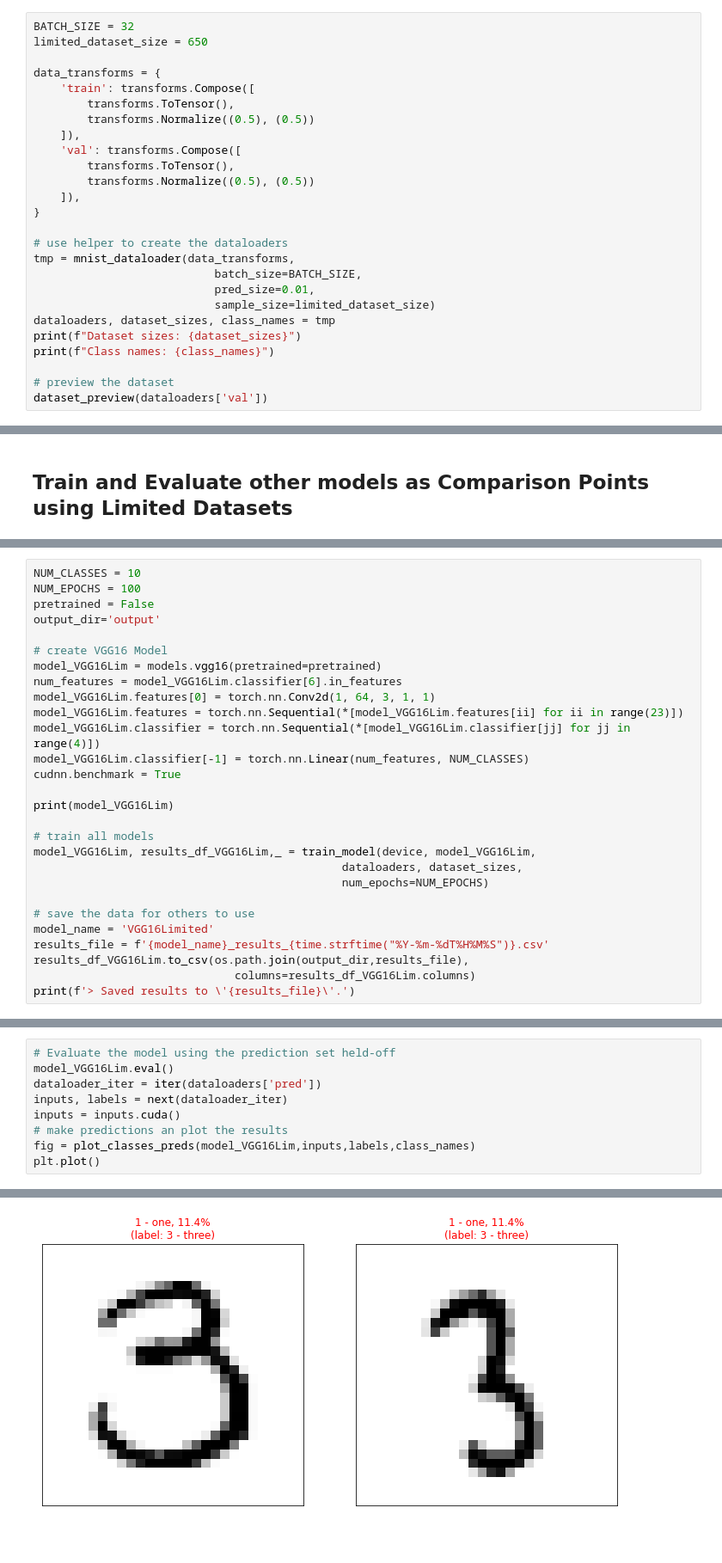
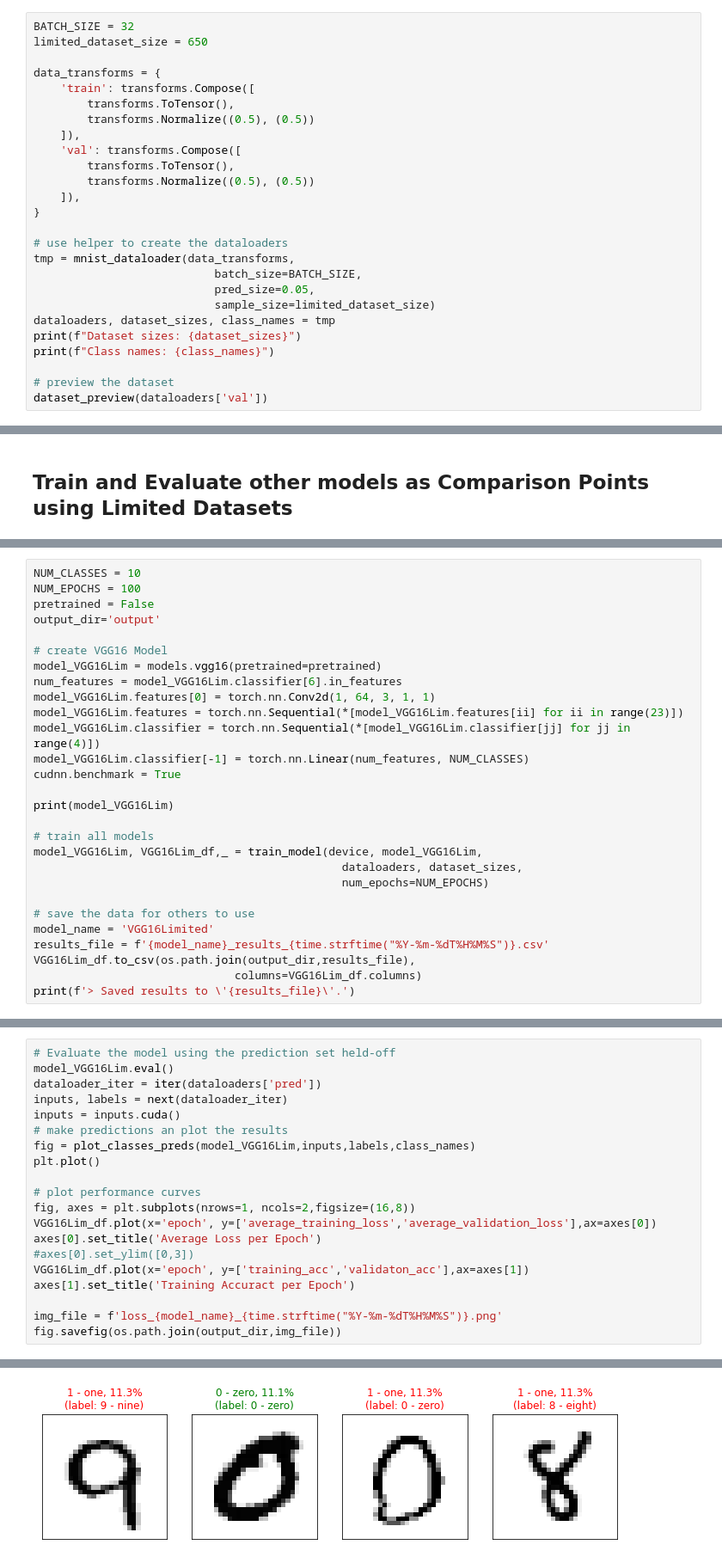
Before and after one commit to christnp/e6998-project, a Jupyter notebook: src/baseline/baseline.ipynb, the cells around one changed output, grey strips where cells are left out. Shown at 86% size. Saved outputs shown, nothing was run; the diff lists cells and outputs as text; blank space fills up the shorter version.

```diff
--- a/src/baseline/baseline.ipynb
+++ b/src/baseline/baseline.ipynb
@@ -377,7 +436,7 @@ data_transforms = {
 # use helper to create the dataloaders
 tmp = mnist_dataloader(data_transforms,
                            batch_size=BATCH_SIZE,
-                           pred_size=0.01,
+                           pred_size=0.05,
                            sample_size=limited_dataset_size)
 dataloaders, dataset_sizes, class_names = tmp
 print(f"Dataset sizes: {dataset_sizes}")
@@ -561,15 +631,15 @@ cudnn.benchmark = True
 print(model_VGG16Lim)
 
 # train all models
-model_VGG16Lim, results_df_VGG16Lim,_ = train_model(device, model_VGG16Lim,
+model_VGG16Lim, VGG16Lim_df,_ = train_model(device, model_VGG16Lim,
                                               dataloaders, dataset_sizes,
                                               num_epochs=NUM_EPOCHS)
 
 # save the data for others to use
 model_name = 'VGG16Limited'
 results_file = f'{model_name}_results_{time.strftime("%Y-%m-%dT%H%M%S")}.csv'
-results_df_VGG16Lim.to_csv(os.path.join(output_dir,results_file),
-                              columns=results_df_VGG16Lim.columns)
+VGG16Lim_df.to_csv(os.path.join(output_dir,results_file),
+                              columns=VGG16Lim_df.columns)
 print(f'> Saved results to \'{results_file}\'.')
 # %% [output]
 VGG(
@@ -666,4 +758,15 @@ inputs = inputs.cuda()
 # make predictions an plot the results
 fig = plot_classes_preds(model_VGG16Lim,inputs,labels,class_names)
 plt.plot()
+
+# plot performance curves
+fig, axes = plt.subplots(nrows=1, ncols=2,figsize=(16,8))
+VGG16Lim_df.plot(x='epoch', y=['average_training_loss','average_validation_loss'],ax=axes[0])
+axes[0].set_title('Average Loss per Epoch')
+#axes[0].set_ylim([0,3])
+VGG16Lim_df.plot(x='epoch', y=['training_acc','validaton_acc'],ax=axes[1])
+axes[1].set_title('Training Accuract per Epoch')
+
+img_file = f'loss_{model_name}_{time.strftime("%Y-%m-%dT%H%M%S")}.png'
+fig.savefig(os.path.join(output_dir,img_file))
 # %% [output]
@@ -671 +773 @@ plt.plot()
-[figure, old version]
+[figure, new version]
```
Also changed, not shown: parts of 22 cells of this notebook, 27 other files.
